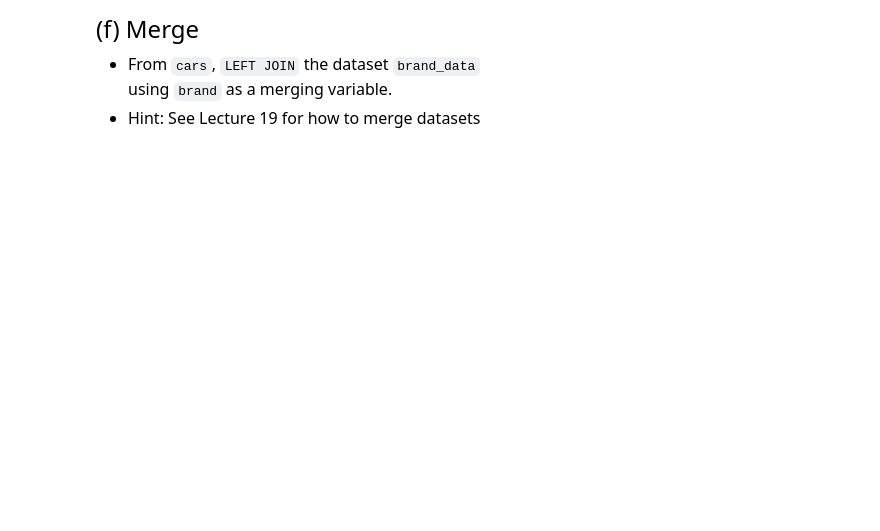
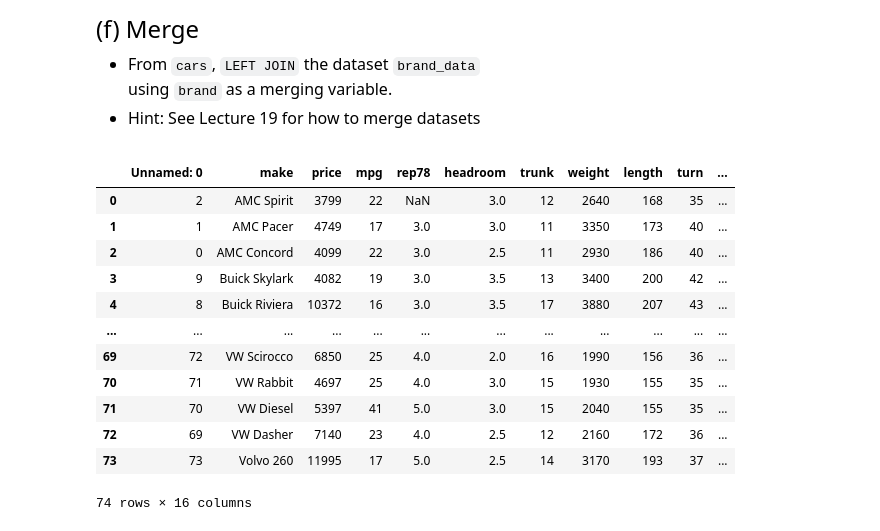
Before and after one commit to tomas3603/qtm151spring2024, a Jupyter notebook: Quiz4/Quiz 4.ipynb, the cells around one changed output. Saved outputs shown, nothing was run; the diff lists cells and outputs as text; code cells hidden in the pictures; blank space fills up the shorter version.

```diff
--- a/Quiz4/Quiz 4.ipynb
+++ b/Quiz4/Quiz 4.ipynb
@@ -33,3 +43,14 @@ As we are are in the default database, you can leave out the database argument.
+# %%
+# Write your answer here:
+
+url_server = URL.create(
+    "postgresql",
+    host = 'localhost',
+    username = 'postgres',
+    port = 5432,
+    password  = "tomas.36")
+
+connection = create_engine(url_server)
 # %% [markdown]
 
 <font size = "5">
@@ -47,0 +67,15 @@ As we are are in the default database, you can leave out the database argument.
+# %%
+# Write your answer here:
+
+cars = pd.read_csv("data_raw/cars.csv")
+brand = pd.read_csv("data_raw/brand_data.csv")
+
+cars.to_sql('cars',
+            con = connection,
+            if_exists='replace',
+            index = False)
+
+brand.to_sql('brand_data',
+             con=connection,
+             if_exists='replace',
+             index=False)
@@ -124,0 +246,22 @@
+# %%
+# Write your answer here:
+merged = pd.read_sql(text("SELECT * \
+                          FROM cars \
+                          LEFT JOIN brand_data \
+                          ON cars.brand=brand_data.brand;"),connection)
+
+merged
+# %% [output]
+|  | Unnamed: 0 | make | price | mpg | rep78 | headroom | trunk | weight | length | turn | ... |
+| 0 | 2 | AMC Spirit | 3799 | 22 | NaN | 3.0 | 12 | 2640 | 168 | 35 | ... |
+| 1 | 1 | AMC Pacer | 4749 | 17 | 3.0 | 3.0 | 11 | 3350 | 173 | 40 | ... |
+| 2 | 0 | AMC Concord | 4099 | 22 | 3.0 | 2.5 | 11 | 2930 | 186 | 40 | ... |
+| 3 | 9 | Buick Skylark | 4082 | 19 | 3.0 | 3.5 | 13 | 3400 | 200 | 42 | ... |
+| 4 | 8 | Buick Riviera | 10372 | 16 | 3.0 | 3.5 | 17 | 3880 | 207 | 43 | ... |
+| ... | ... | ... | ... | ... | ... | ... | ... | ... | ... | ... | ... |
+| 69 | 72 | VW Scirocco | 6850 | 25 | 4.0 | 2.0 | 16 | 1990 | 156 | 36 | ... |
+| 70 | 71 | VW Rabbit | 4697 | 25 | 4.0 | 3.0 | 15 | 1930 | 155 | 35 | ... |
+| 71 | 70 | VW Diesel | 5397 | 41 | 5.0 | 3.0 | 15 | 2040 | 155 | 35 | ... |
+| 72 | 69 | VW Dasher | 7140 | 23 | 4.0 | 2.5 | 12 | 2160 | 172 | 36 | ... |
+| 73 | 73 | Volvo 260 | 11995 | 17 | 5.0 | 2.5 | 14 | 3170 | 193 | 37 | ... |
+74 rows × 16 columns
```
Also changed, not shown: parts of 15 cells of this notebook, 3 other files.
